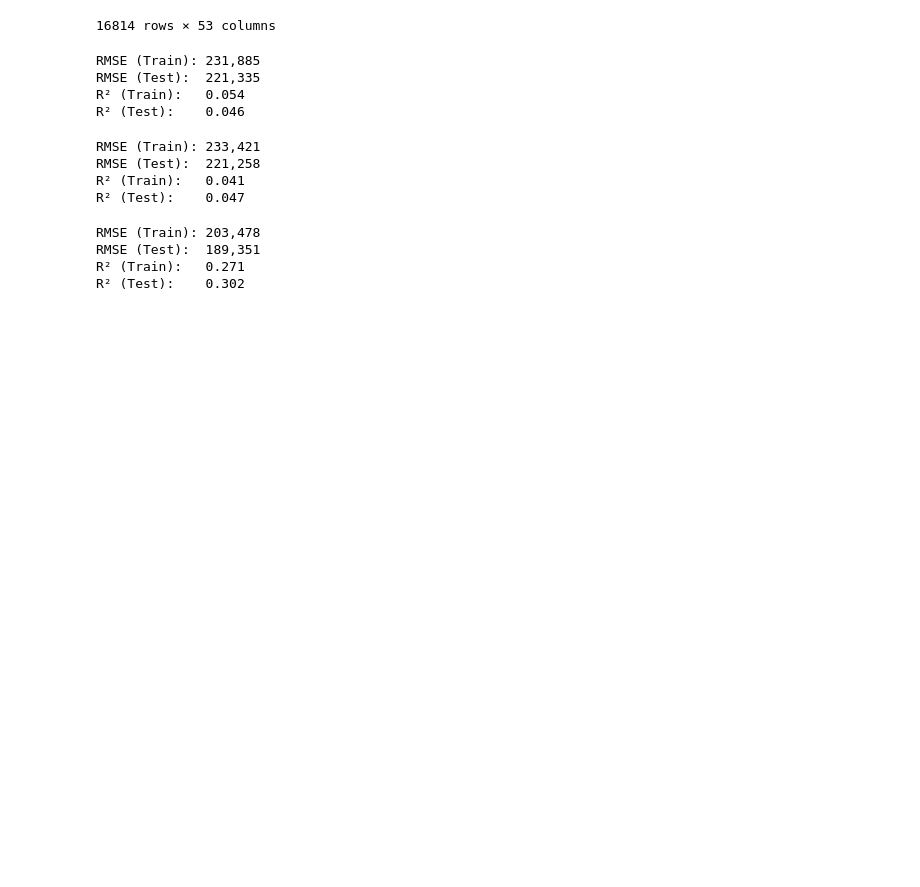
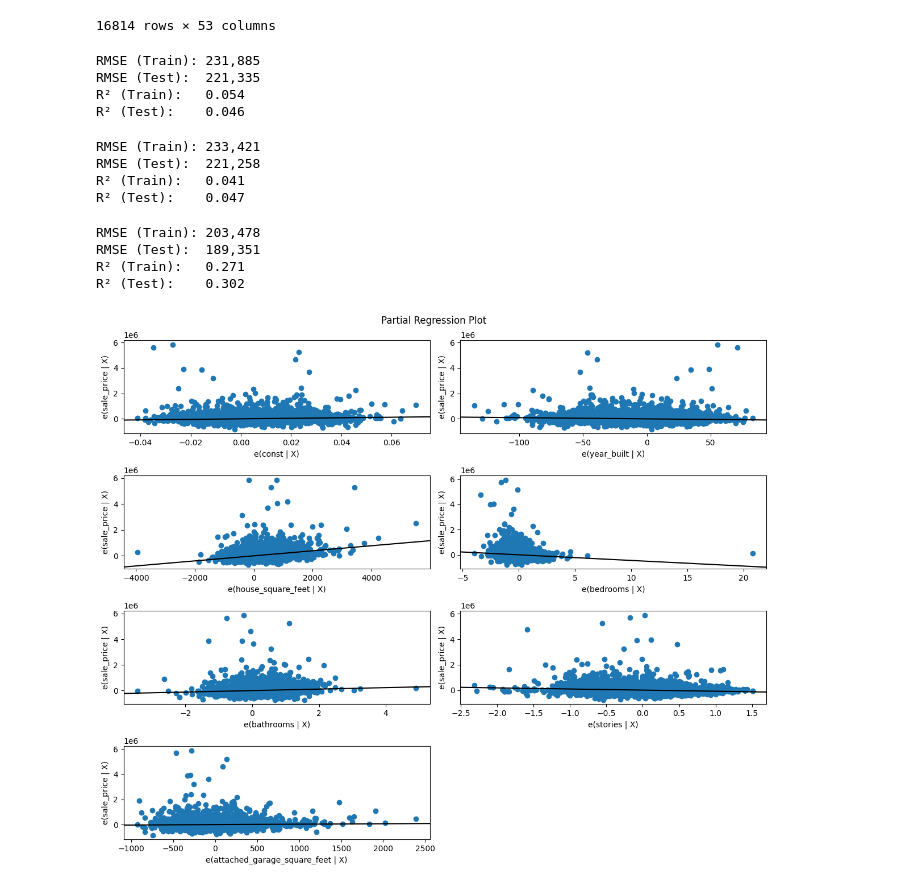
Before and after one commit to splitneutron/lab_hedonic_pricing, a Jupyter notebook: lab_notebook.ipynb, the cells around one changed output. Cells and saved outputs as stored; diff of their text form; code cells hidden in the pictures; blank space fills up the shorter version.

```diff
--- a/lab_notebook.ipynb
+++ b/lab_notebook.ipynb
@@ -212,3 +214,35 @@ RMSE (Train): 203,478
 RMSE (Test):  189,351
 R² (Train):   0.271
 R² (Test):    0.302
+# %%
+#5
+
+import statsmodels.api as sm
+
+# select numeric columns for the model
+numeric_vars = [
+    "year_built",
+    "house_square_feet",
+    "bedrooms",
+    "bathrooms",
+    "stories",
+    "attached_garage_square_feet"
+]
+
+# define response and predictors
+y = df["sale_price"]
+X = df[numeric_vars]
+X = sm.add_constant(X)
+
+
+# fit a multiple linear regression model
+model = sm.OLS(y, X).fit()
+
+
+# generate partial regression plots
+fig = plt.figure(figsize = (12, 10))
+sm.graphics.plot_partregress_grid(model, fig = fig)
+plt.tight_layout()
+plt.show()
+# %% [output]
+[figure, added]
```
Also changed, not shown: parts of 1 cell of this notebook.
